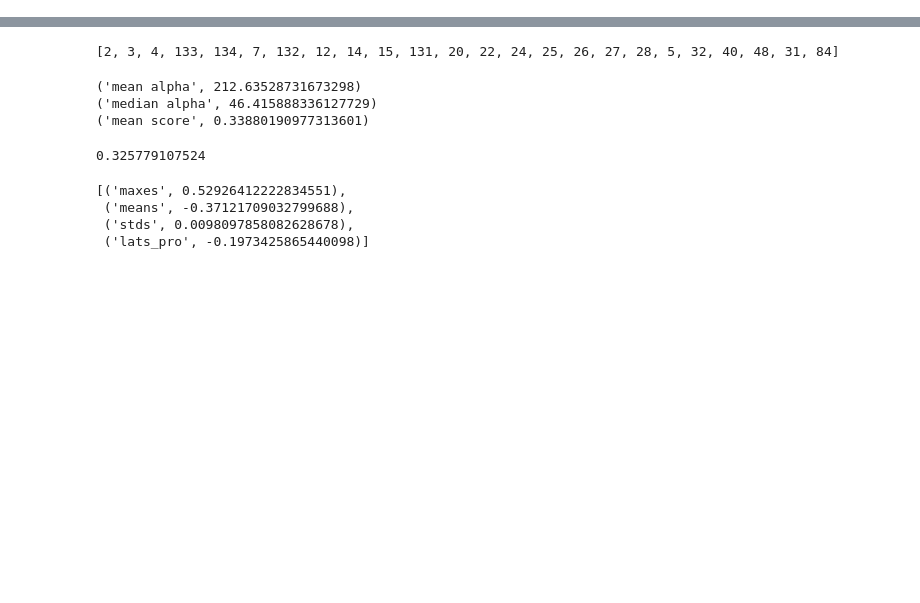
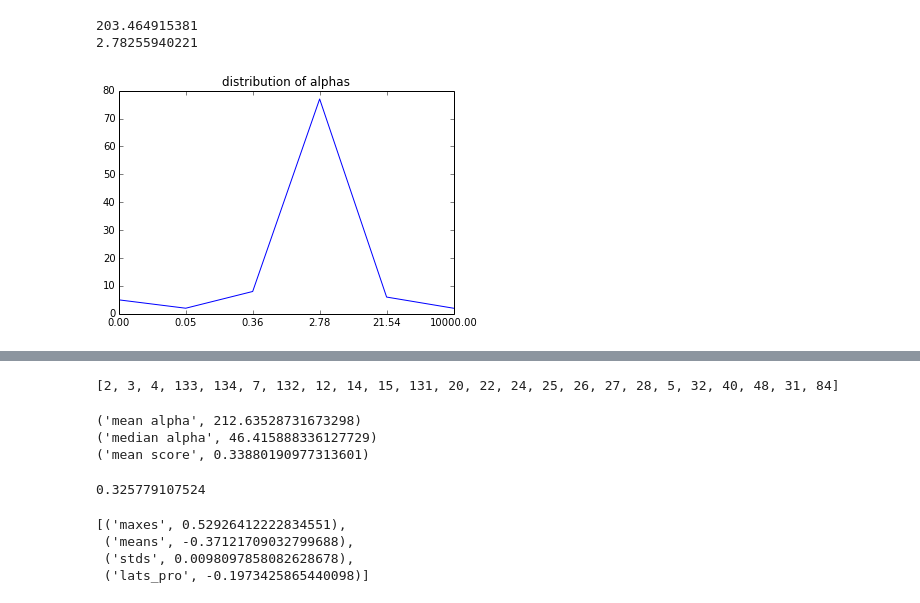
Before and after one commit to matarhaller/ECOGpy, a Jupyter notebook: HG_regression.ipynb, the cells around one changed output, grey strips where cells are left out. Drawn from its saved outputs; the diff is of its cells as text; code cells hidden in the pictures; blank space fills up the shorter version.

```diff
--- a/HG_regression.ipynb
+++ b/HG_regression.ipynb
@@ -7,0 +95,20 @@ Populating the interactive namespace from numpy and matplotlib
+# %%
+filename = os.path.join(SJdir, 'PCA', 'ShadePlots_hclust', 'elecs', 'significance_windows', 'data', ''.join([subj, '_', task, '.p']))
+data_dict = pickle.load( open(filename, "rb" ) )
+# %%
+active_elecs = data_dict['means'].keys()
+elec = active_elecs[1]
+#gp15 emogen e12 is dur, e10 is in resp cluster
+#jh2 self vis e3 is in dur cluster
+# %%
+X = np.array([data_dict[x][elec] for x in features]).T
+Y = data_dict[predictor][elec]
+
+#drop nans
+mask = np.all(np.isnan(X), axis = 1)
+X = X[~mask]
+mask = np.isnan(Y)
+Y = Y[~mask]
+# %%
+#split data into training and test sets for the number of CV folds
+cvs = cross_validation.ShuffleSplit(len(Y), n_iter = 100, test_size = 0.2)
@@ -7,0 +147,18 @@ Populating the interactive namespace from numpy and matplotlib
+# %%
+count_dict = Counter(alphas)
+i = np.argsort(count_dict.keys())
+sorted_values = np.array(count_dict.values())[i]
+sorted_keys = np.array(count_dict.keys())[i]
+
+f, ax = plt.subplots()
+ax.plot(sorted_values)
+ax.set_xticks(range(len(sorted_keys)))
+ax.set_xticklabels(['%.2f' %x for x in sorted_keys])
+ax.set_title('distribution of alphas')
+
+print mean(alphas)
+print median(alphas)
+# %% [output]
+203.464915381
+2.78255940221
+[figure, added]
```
Also changed, not shown: parts of 24 cells of this notebook, 16 other files.
